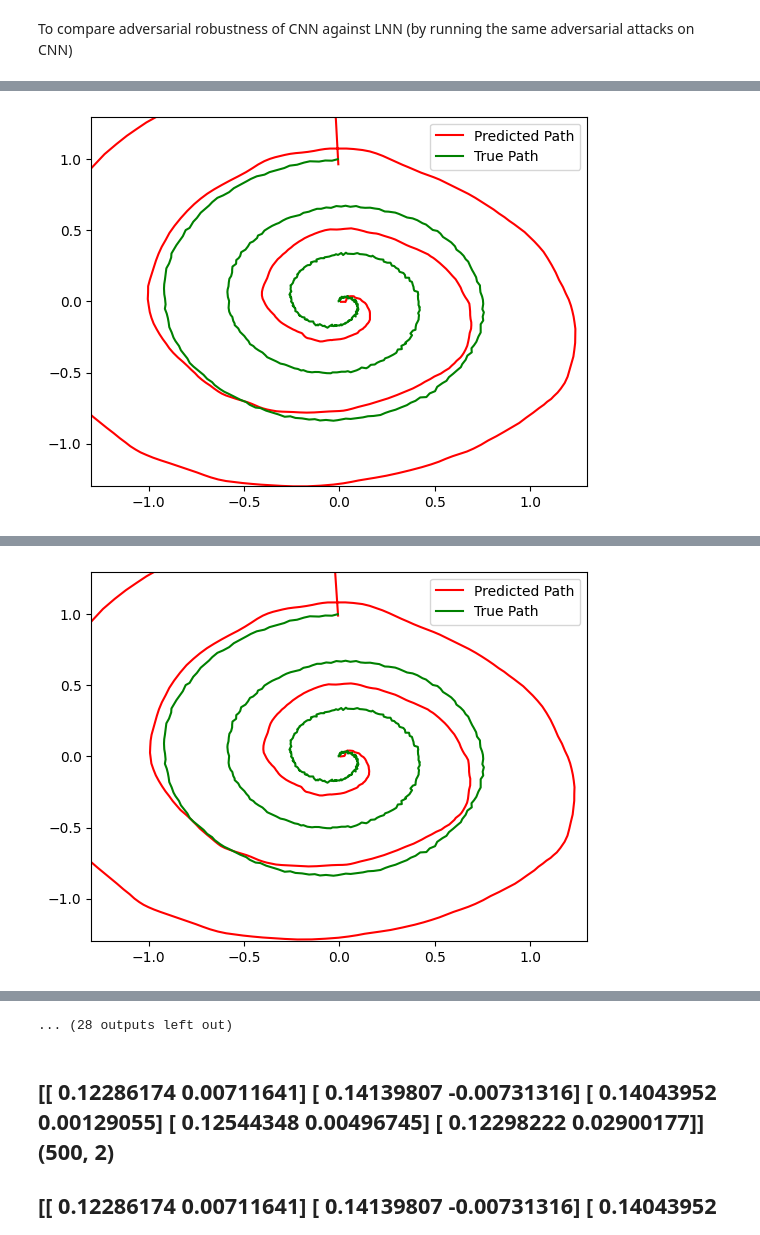
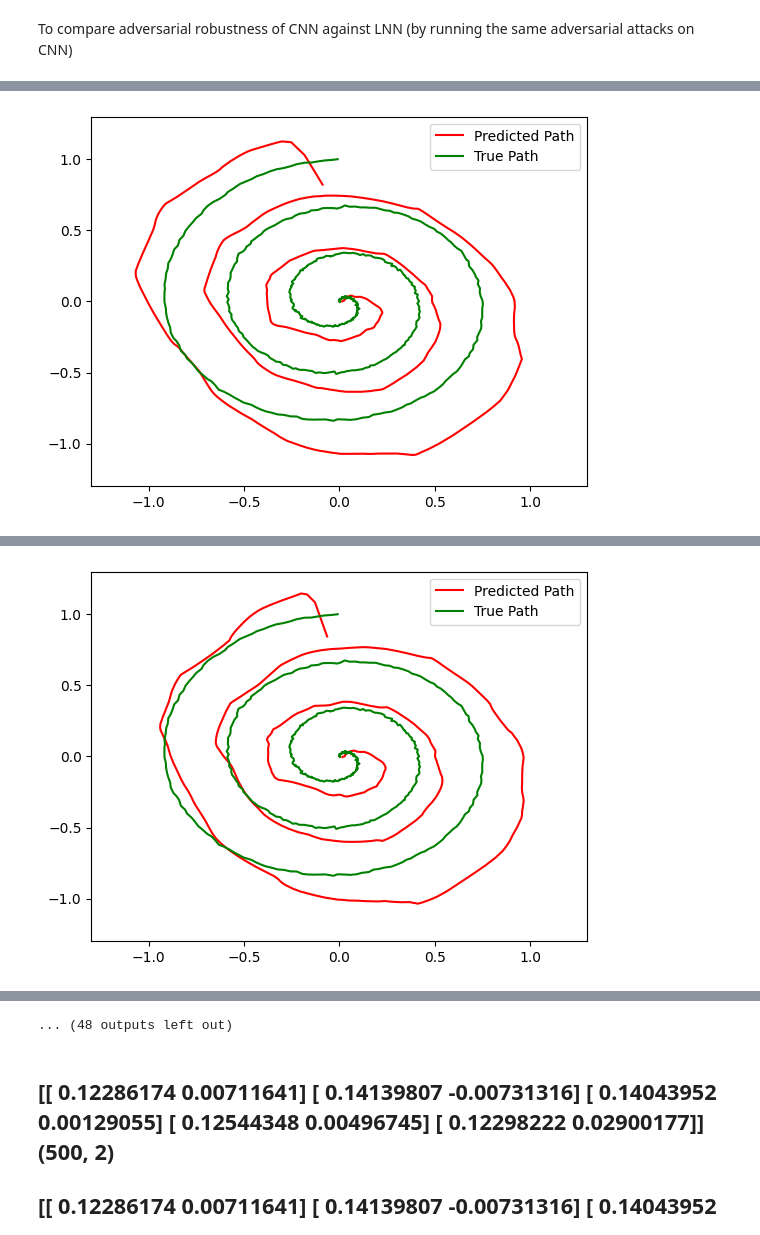
Before and after one commit to ViyanR/LTCFYP, a Jupyter notebook: LNN_LTC_Adversarial_Attacks.ipynb, the cells around one changed output, grey strips where cells are left out. Cells and saved outputs as stored; diff of their text form; code cells hidden in the pictures.

```diff
--- a/LNN_LTC_Adversarial_Attacks.ipynb
+++ b/LNN_LTC_Adversarial_Attacks.ipynb
@@ -306,13 +306,13 @@ seq_len = 3 # Maximum length of the sample sequence
 batch_size = 32
 
 # Generate data
-data = generate_spiral_data(num_points, num_turns)
+sample_data = generate_spiral_data(num_points, num_turns)
 
 # Normalise data (both inputs and targets)
-data, mean, std = normalise(data)
+sample_data, mean, std = normalise(sample_data)
 
-all_inputs = data[:-1, :]
-all_targets = data[1:, :]
+all_inputs = sample_data[:-1, :]
+all_targets = sample_data[1:, :]
 
 # Prepare input and target sequences
 trajectory_count = max(1, len(all_inputs) - seq_len)
@@ -442,20 +461,22 @@ hidden_channels = 32
 output_dim = 2
 num_points = 500
 num_turns = 3
-# learning_rate = 0.005
-learning_rate = 0.001
-num_epochs = 2000
+learning_rate = 0.005
+num_epochs = 3000
 seq_len = 3
 batch_size = 32
 
 # Generate data
-data = generate_spiral_data(num_points, num_turns)
+# data = generate_spiral_data(num_points, num_turns)
 
 # Normalise data (both inputs and targets)
-data, mean, std = normalise(data)
+# data, mean, std = normalise(data)
 
-all_inputs = data[:-1, :]
-all_targets = data[1:, :]
+# Use normalised sample_data from before
+# sample_data
+
+all_inputs = sample_data[:-1, :]
+all_targets = sample_data[1:, :]
 
 # Prepare input and target sequences
 trajectory_count = max(1, len(all_inputs) - seq_len)
@@ -481,7 +502,8 @@ train_target_batches = create_batches(train_target_batches, batch_size)
 cnn_model = CNN(input_dim=input_dim, hidden_channels=hidden_channels, output_dim=output_dim)
 
 # Loss and optimizer
-criterion = nn.MSELoss()
+# criterion = nn.MSELoss()
+criterion = nn.SmoothL1Loss()
 optimizer = optim.Adam(cnn_model.parameters(), lr=learning_rate)
 
 scheduler = torch.optim.lr_scheduler.StepLR(optimizer, step_size=500, gamma=0.5)
@@ -530 +552 @@ Epoch [100/2000], Train Loss: 0.1850, Val Loss: 0.4149
-[figure, old version]
+[figure, new version]
@@ -532 +554 @@ Epoch [200/2000], Train Loss: 0.1645, Val Loss: 0.4074
-[figure, old version]
+[figure, new version]
@@ -541,4 +563,4 @@ Epoch [600/2000], Train Loss: 0.1535, Val Loss: 0.4078
-... (28 outputs left out)
+... (48 outputs left out)
 # %% [markdown]
 [[ 0.12286174  0.00711641]
  [ 0.14139807 -0.00731316]
```
Also changed, not shown: parts of 7 cells of this notebook.
